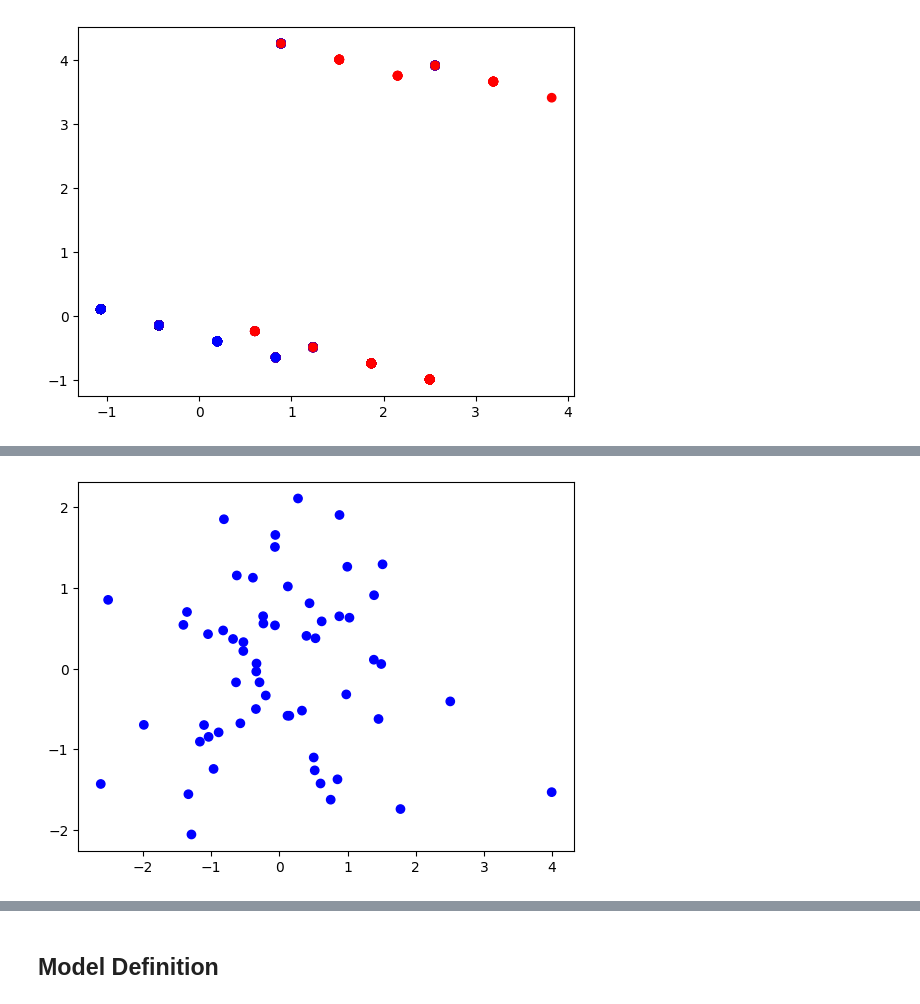
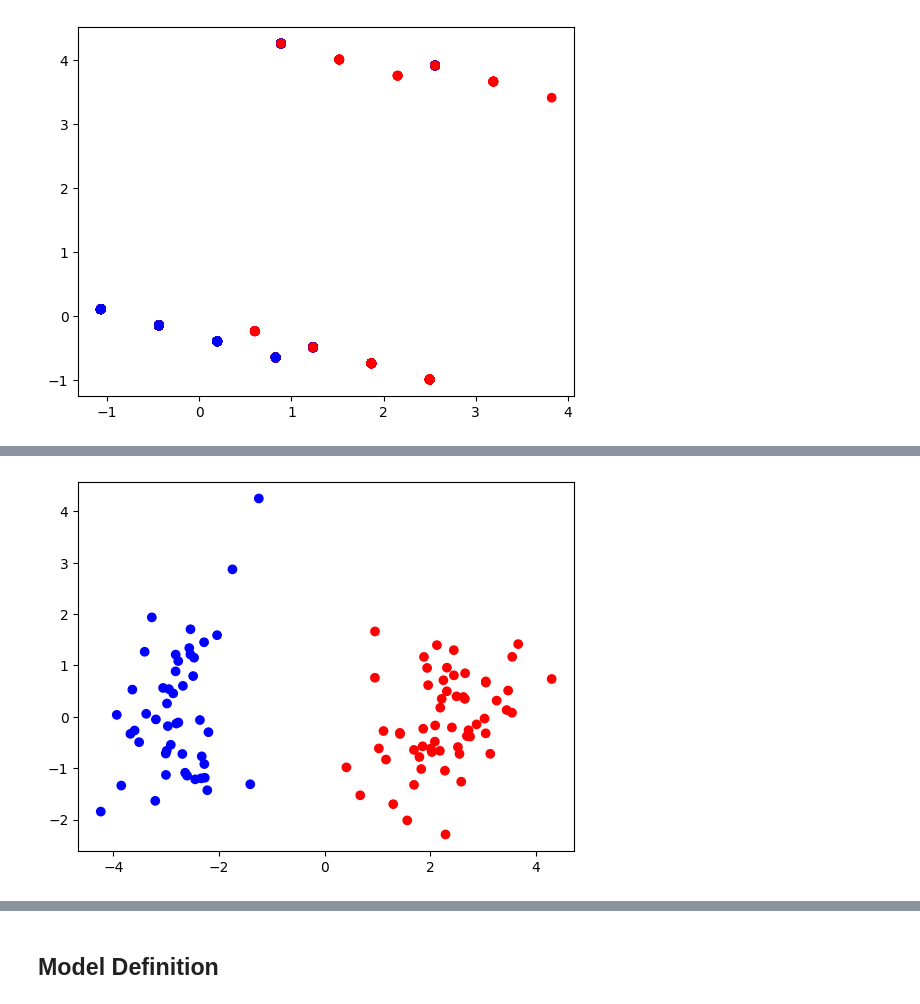
Before and after one commit to attiilla/Alg2, a Jupyter notebook: TP1/TP1.ipynb, the cells around one changed output, grey strips where cells are left out. Saved outputs shown, nothing was run; the diff lists cells and outputs as text; code cells hidden in the pictures.

```diff
--- a/TP1/TP1.ipynb
+++ b/TP1/TP1.ipynb
@@ -944,8 +948,7 @@ plt.show()
 # %%
 wine = pd.read_csv("./dataSets/wine.prepared.txt",sep=",")
 # %%
-wine["Class"].value_counts()
-top_two_classes = wine['Class'].value_counts().index[:2]
-top_two_classes
-wine = wine[wine['Class'].isin(top_two_classes)]
-wine.head()
+#wine["Class"].value_counts()
+#top_two_classes = wine['Class'].value_counts().index[:2]
+#wine = wine[wine['Class'].isin(top_two_classes)]
+#wine.head()
@@ -961,10 +957,11 @@ wine.head()
 wine = wine[wine['Class'] != 2]
 pca = PCA(2)
 data = pca.fit_transform(wine.iloc[:,:-1])
-label = wine.iloc[:,-1]
+label = wine.iloc[:,-1].reset_index(drop=True)
+label = (label == max(label)).astype(int)
 # %%
-color = ['red' if l == 3 else 'blue' for l in label]
+color = ['red' if l == 0 else 'blue' for l in label]
 plt.scatter(data[:,0],data[:,1], color=color)
 plt.show()
 # %% [output]
-[figure, old version]
+[figure, new version]
```
Also changed, not shown: parts of 23 cells of this notebook.
